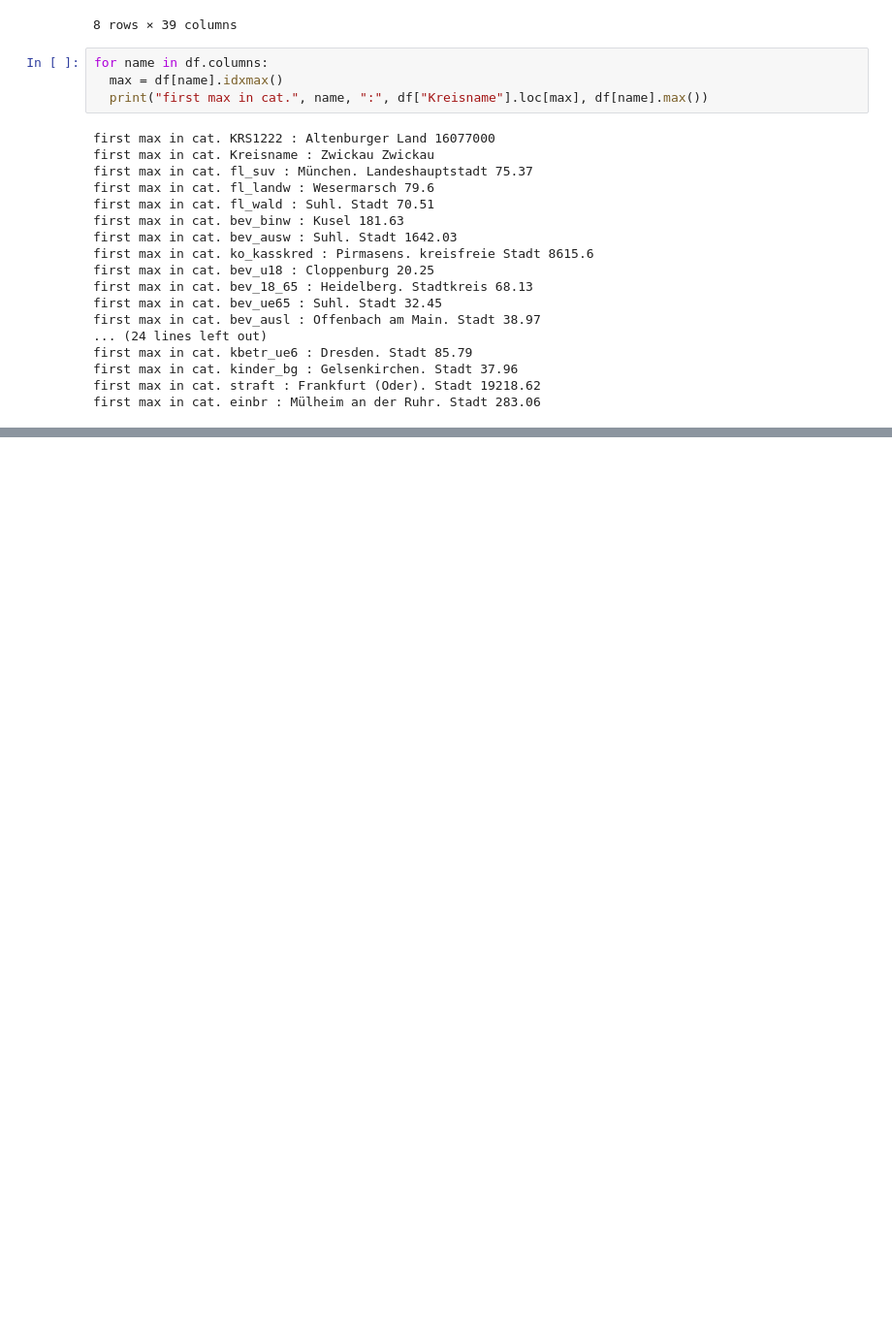
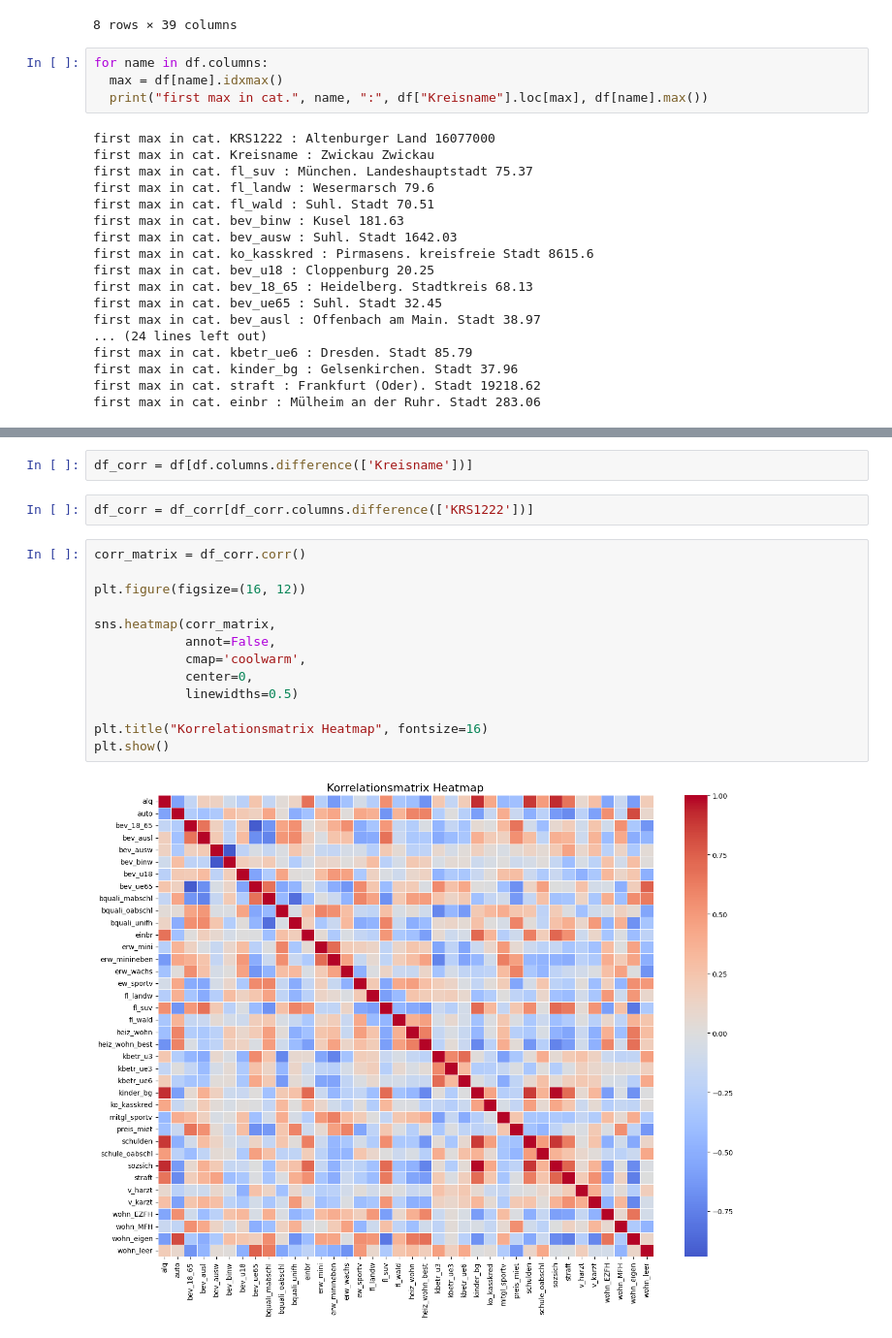
Before and after one commit to t1mmb0/probalistic-machine-learning, a Jupyter notebook: Regression_Benchmarking.ipynb, the cells around one changed output, grey strips where cells are left out. Shown at 97% size. Drawn from its saved outputs; the diff is of its cells as text; blank space fills up the shorter version.

```diff
--- a/Regression_Benchmarking.ipynb
+++ b/Regression_Benchmarking.ipynb
@@ -131,0 +142,19 @@ first max in cat. einbr : Mülheim an der Ruhr. Stadt 283.06
+# %%
+df_corr = df[df.columns.difference(['Kreisname'])]
+# %%
+df_corr = df_corr[df_corr.columns.difference(['KRS1222'])]
+# %%
+corr_matrix = df_corr.corr()
+
+plt.figure(figsize=(16, 12))
+
+sns.heatmap(corr_matrix,
+            annot=False,
+            cmap='coolwarm',
+            center=0,
+            linewidths=0.5)
+
+plt.title("Korrelationsmatrix Heatmap", fontsize=16)
+plt.show()
+# %% [output]
+[figure, added]
```
Also changed, not shown: parts of 5 cells of this notebook.
